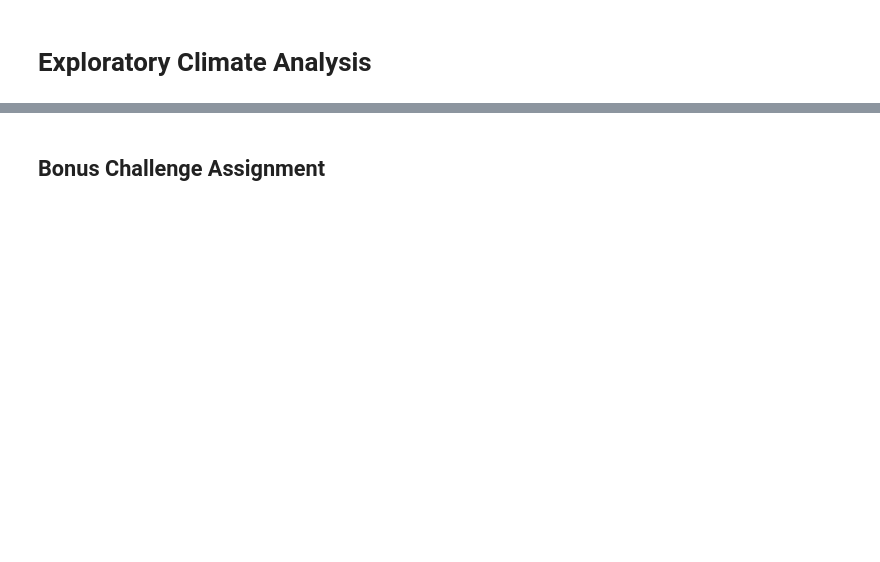
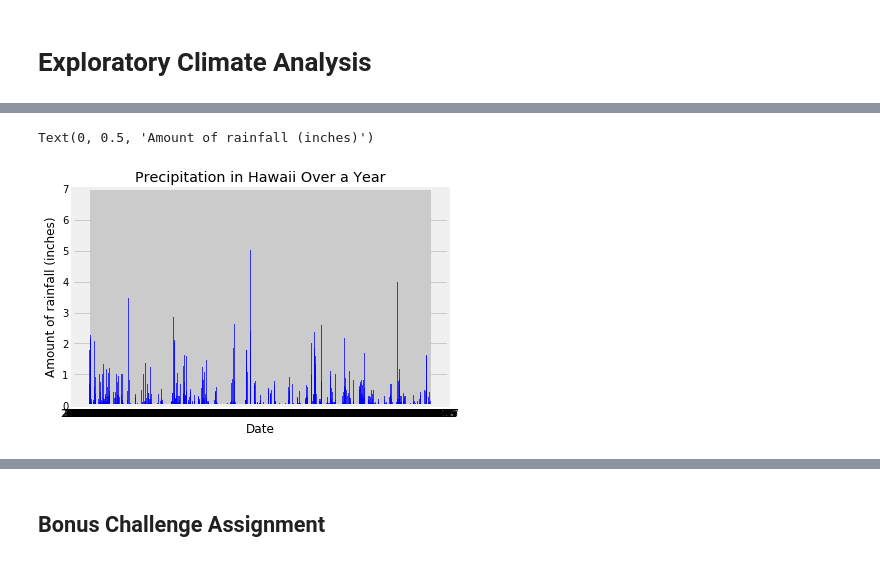
Before and after one commit to jbellagio/SQLalchemy_challenge, a Jupyter notebook: climate_starter.ipynb, the cells around one changed output, grey strips where cells are left out. Drawn from its saved outputs; the diff is of its cells as text; code cells hidden in the pictures; blank space fills up the shorter version.

```diff
--- a/climate_starter.ipynb
+++ b/climate_starter.ipynb
@@ -22,5 +22,12 @@ engine = create_engine("sqlite:///Resources/hawaii.sqlite")
 # reflect an existing database into a new model
 Base = automap_base()
 Base.prepare(engine, reflect=True)
-Hawaii = Base.classes.hawaii
+Station = Base.classes.station
+Measurement = Base.classes.measurement
 # reflect the tables
+session = Session(engine)
+
+query_1 = session.query(Station).limit(10)
+
+df_station = pd.read_sql_query(query_1.statement, session.get_bind())
+df_station.head()
@@ -31,16 +61,24 @@ Hawaii = Base.classes.hawaii
 # %%
 # Create our session (link) from Python to the DB
+session = Session(bind=engine)
 # %% [markdown]
 # Exploratory Climate Analysis
 # %%
 # Design a query to retrieve the last 12 months of precipitation data and plot the results
+# Only use date and prcp
 
 # Calculate the date 1 year ago from the last data point in the database
+query_date = dt.date(2017, 8, 23) - dt.timedelta(days=365)
+print("Query Date: ", query_date)
 
 # Perform a query to retrieve the data and precipitation scores
+prcp_query = (session
+    .query(Measurement.date, Measurement.prcp)
+    .filter(Measurement.date >= query_date))
 
 # Save the query results as a Pandas DataFrame and set the index to the date column
+df_prcp = pd.read_sql_query(prcp_query.statement, session.get_bind())
 
 # Sort the dataframe by date
-
-# Use Pandas Plotting with Matplotlib to plot the data
+df_prcp.sort_values(by = 'date')
+# df_prcp.head()
@@ -48,0 +100,12 @@ Hawaii = Base.classes.hawaii
+# %%
+# Use Pandas Plotting with Matplotlib to plot the data
+x_axis = df_prcp['date']
+y_axis = df_prcp['prcp']
+
+plt.bar(x_axis, y_axis, alpha = .75, color = 'b')
+plt.title("Precipitation in Hawaii Over a Year")
+plt.xlabel("Date")
+plt.ylabel("Amount of rainfall (inches)")
+# %% [output]
+Text(0, 0.5, 'Amount of rainfall (inches)')
+[figure, added]
```
Also changed, not shown: parts of 18 cells of this notebook.
